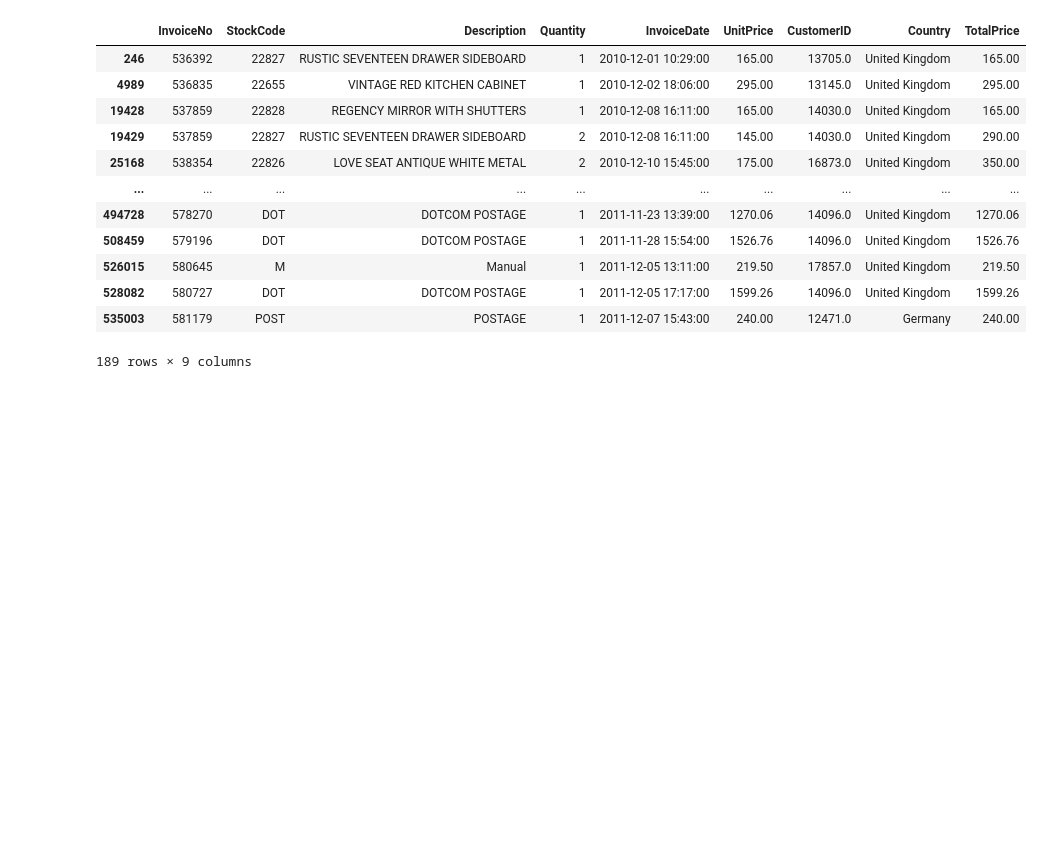
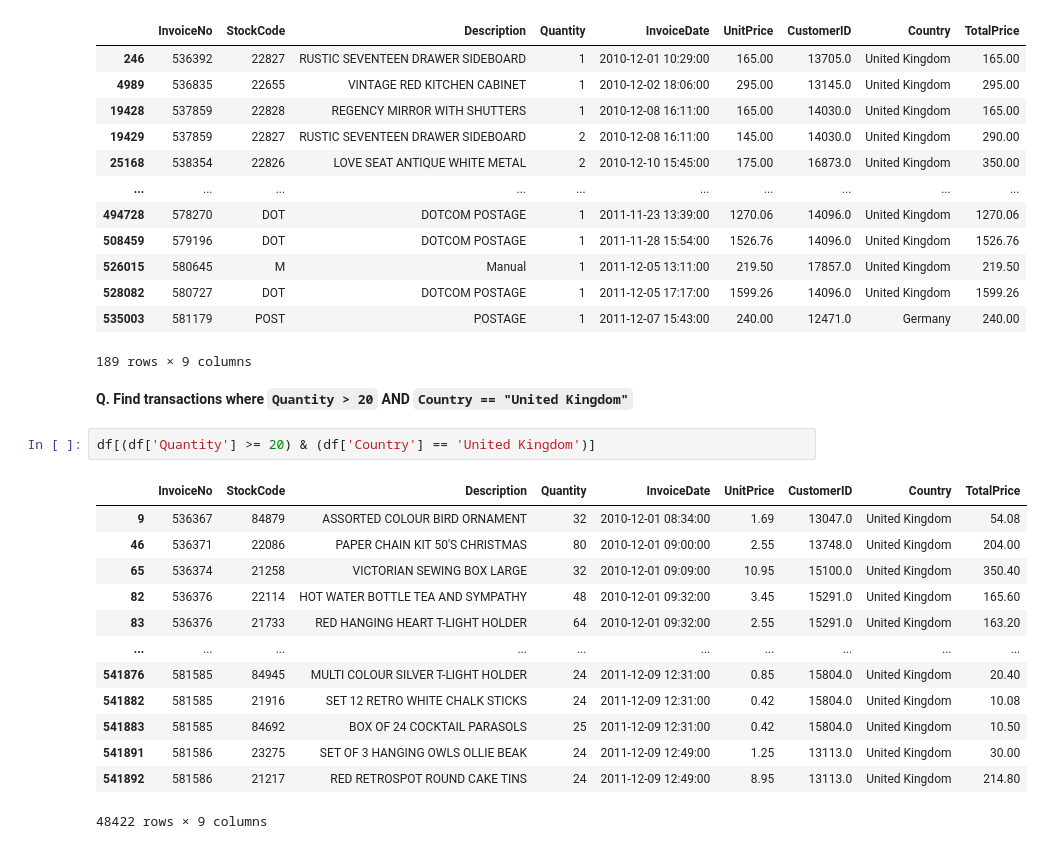
Before and after one commit to shsaniya04/Data-Analysis-with-Python, a Jupyter notebook: 12_Pandas_Practice_Project.ipynb, the cells around one changed output. Cells and saved outputs as stored; diff of their text form; blank space fills up the shorter version.

```diff
--- a/12_Pandas_Practice_Project.ipynb
+++ b/12_Pandas_Practice_Project.ipynb
@@ -308,3 +310,21 @@ df[df['UnitPrice'] >= 100]
 | 528082 | 580727 | DOT | DOTCOM POSTAGE | 1 | 2011-12-05 17:17:00 | 1599.26 | 14096.0 | United Kingdom | 1599.26 |
 | 535003 | 581179 | POST | POSTAGE | 1 | 2011-12-07 15:43:00 | 240.00 | 12471.0 | Germany | 240.00 |
 189 rows × 9 columns
+# %% [markdown]
+**Q. Find transactions where `Quantity > 20` AND `Country == "United Kingdom"`**
+# %%
+df[(df['Quantity'] >= 20) & (df['Country'] == 'United Kingdom')]
+# %% [output]
+|  | InvoiceNo | StockCode | Description | Quantity | InvoiceDate | UnitPrice | CustomerID | Country | TotalPrice |
+| 9 | 536367 | 84879 | ASSORTED COLOUR BIRD ORNAMENT | 32 | 2010-12-01 08:34:00 | 1.69 | 13047.0 | United Kingdom | 54.08 |
+| 46 | 536371 | 22086 | PAPER CHAIN KIT 50'S CHRISTMAS | 80 | 2010-12-01 09:00:00 | 2.55 | 13748.0 | United Kingdom | 204.00 |
+| 65 | 536374 | 21258 | VICTORIAN SEWING BOX LARGE | 32 | 2010-12-01 09:09:00 | 10.95 | 15100.0 | United Kingdom | 350.40 |
+| 82 | 536376 | 22114 | HOT WATER BOTTLE TEA AND SYMPATHY | 48 | 2010-12-01 09:32:00 | 3.45 | 15291.0 | United Kingdom | 165.60 |
+| 83 | 536376 | 21733 | RED HANGING HEART T-LIGHT HOLDER | 64 | 2010-12-01 09:32:00 | 2.55 | 15291.0 | United Kingdom | 163.20 |
+| ... | ... | ... | ... | ... | ... | ... | ... | ... | ... |
+| 541876 | 581585 | 84945 | MULTI COLOUR SILVER T-LIGHT HOLDER | 24 | 2011-12-09 12:31:00 | 0.85 | 15804.0 | United Kingdom | 20.40 |
+| 541882 | 581585 | 21916 | SET 12 RETRO WHITE CHALK STICKS | 24 | 2011-12-09 12:31:00 | 0.42 | 15804.0 | United Kingdom | 10.08 |
+| 541883 | 581585 | 84692 | BOX OF 24 COCKTAIL PARASOLS | 25 | 2011-12-09 12:31:00 | 0.42 | 15804.0 | United Kingdom | 10.50 |
+| 541891 | 581586 | 23275 | SET OF 3 HANGING OWLS OLLIE BEAK | 24 | 2011-12-09 12:49:00 | 1.25 | 13113.0 | United Kingdom | 30.00 |
+| 541892 | 581586 | 21217 | RED RETROSPOT ROUND CAKE TINS | 24 | 2011-12-09 12:49:00 | 8.95 | 13113.0 | United Kingdom | 214.80 |
+48422 rows × 9 columns
```
Also changed, not shown: parts of 30 cells of this notebook, 1 other file.
